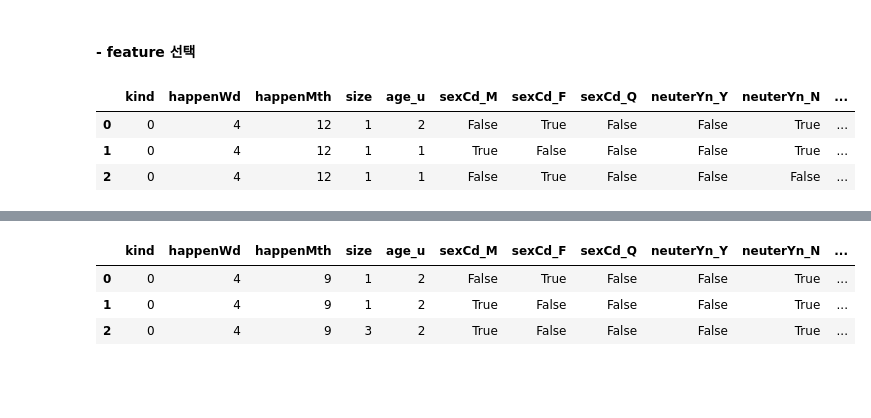
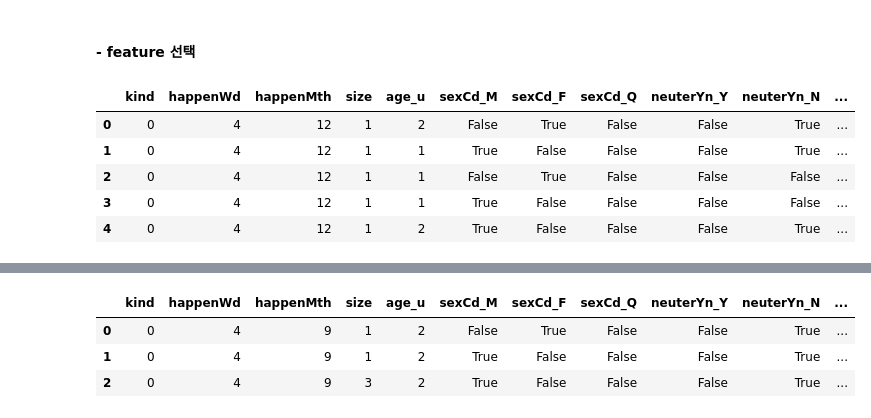
Before and after one commit to SINAEEE/BigdataProject_AbandonedAnimal, a Jupyter notebook: analyze/test_vol4/analyze_total_vol4.ipynb, the cells around one changed output, grey strips where cells are left out. Drawn from its saved outputs; the diff is of its cells as text; code cells hidden in the pictures; blank space fills up the shorter version.

```diff
--- a/analyze/test_vol4/analyze_total_vol4.ipynb
+++ b/analyze/test_vol4/analyze_total_vol4.ipynb
@@ -577,10 +489,12 @@ feature_name2 = ['kind', 'happenWd', 'happenMth','size','age_u', 'sexCd_M',
                'careNm_CM', 'sido','processState_A', 'sido']
 df_A = df[feature_name2]
 dft_A = df_t[feature_name2]
-# %%
-df_Pre.head(3)
-# %% [output]
-|  | kind | happenWd | happenMth | size | age_u | sexCd_M | sexCd_F | sexCd_Q | neuterYn_Y | neuterYn_N | ... |
-| 0 | 0 | 4 | 12 | 1 | 2 | False | True | False | False | True | ... |
-| 1 | 0 | 4 | 12 | 1 | 1 | True | False | False | False | True | ... |
-| 2 | 0 | 4 | 12 | 1 | 1 | False | True | False | False | False | ... |
+# %%
+df_A.head()
+# %% [output]
+|  | kind | happenWd | happenMth | size | age_u | sexCd_M | sexCd_F | sexCd_Q | neuterYn_Y | neuterYn_N | ... |
+| 0 | 0 | 4 | 12 | 1 | 2 | False | True | False | False | True | ... |
+| 1 | 0 | 4 | 12 | 1 | 1 | True | False | False | False | True | ... |
+| 2 | 0 | 4 | 12 | 1 | 1 | False | True | False | False | False | ... |
+| 3 | 0 | 4 | 12 | 1 | 1 | True | False | False | False | False | ... |
+| 4 | 0 | 4 | 12 | 1 | 2 | True | False | False | False | True | ... |
```
Also changed, not shown: parts of 17 cells of this notebook, 3 other files.
